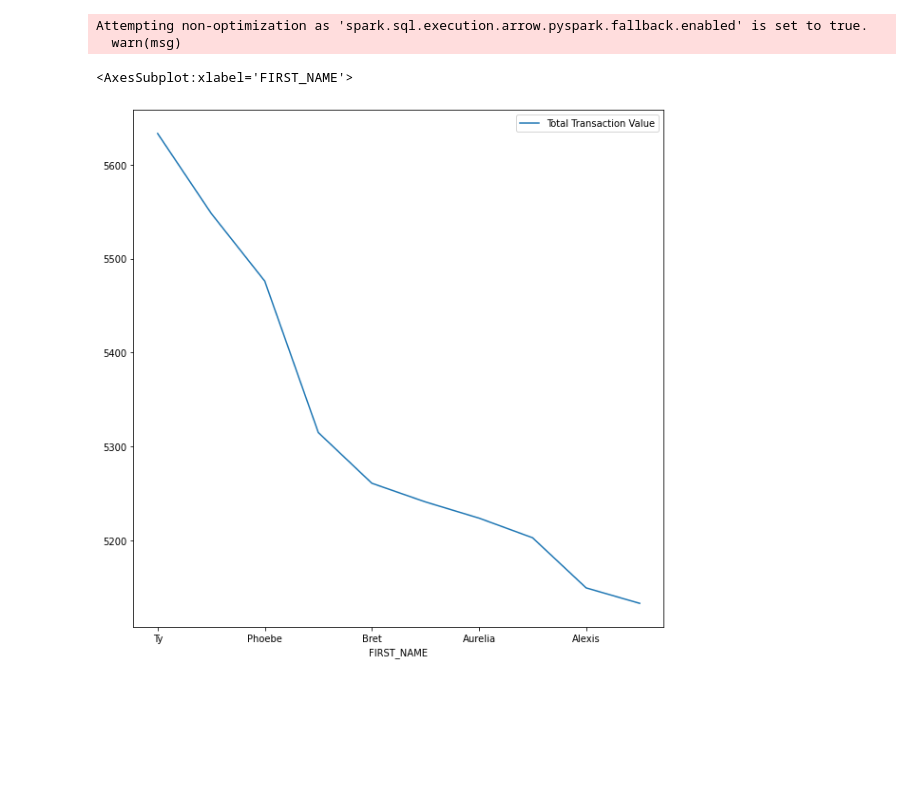
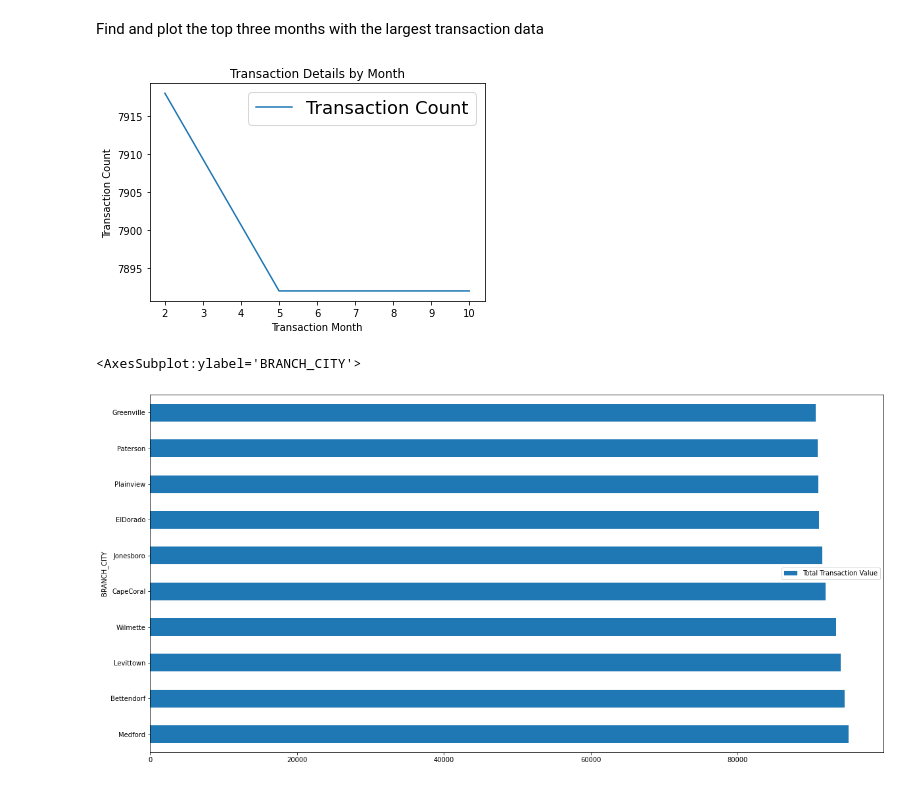
Before and after one commit to lekhuv/DataEngineering-Capstone-Project, a Jupyter notebook: DataVisualization.ipynb, the cells around one changed output. Cells and saved outputs as stored; diff of their text form; code cells hidden in the pictures; blank space fills up the shorter version.

```diff
--- a/DataVisualization.ipynb
+++ b/DataVisualization.ipynb
@@ -4,9 +4,10 @@ from pyspark.sql.functions import *
 from pyspark.sql import SparkSession
 from pyspark.conf import SparkConf
 from pyspark.context import SparkContext
+import matplotlib.pyplot as plt
 conf = SparkConf().setAppName("DataVisualization").setMaster("local")
-sc = SparkSession.builder.config("spark.driver.host", "localhost") \
-.config ("spark.sql.execution.arrow.enabled", "true").getOrCreate()
+sc = SparkSession.builder.config("spark.driver.host", "localhost").getOrCreate()
+#.config ("spark.sql.execution.arrow.enabled", "true").getOrCreate()
 #.config ("spark.sql.shuffle.partitions", "50") \
 #.config("spark.driver.maxResultSize","5g") \
 
@@ -80,12 +104,29 @@ Attempting non-optimization as 'spark.sql.execution.arrow.pyspark.fallback.enabl
+# %% [markdown]
+Find and plot the top three months with the largest transaction data
+# %%
+import pyspark.sql.functions as f
+df_credit_pd_2 = df_credit.groupBy(f.month('TIMEID').alias('TransactionMonth')) \
+        .agg(count('TRANSACTION_ID').alias('Transaction Count'), \
+            (sum('TRANSACTION_VALUE')).alias('Total Transaction Value') ) \
+        .orderBy('Transaction Count', ascending=False) \
+        .limit(3).toPandas()
+plt.plot(df_credit_pd_2['TransactionMonth'], df_credit_pd_2['Transaction Count'])
+plt.ylabel("Transaction Count")
+plt.xlabel("Transaction Month")
+plt.legend(['Transaction Count'], fontsize=18)
+plt.title("Transaction Details by Month")
+plt.show()
+#plt.plot(df_credit_pd_2['TransactionMonth'], df_credit_pd_2['Transaction Count'], ylabel = 'Transaction Count', rot=0, figsize=(10, 10) )
+# %% [output]
+[figure, added]
 # %%
-df_cust_credit_pd = df_credit.join(df_cust, df_credit.CUST_SSN == df_cust.SSN, 'inner'). \
-    groupBy('CUST_SSN', 'FIRST_NAME') \
-        .agg(sum('TRANSACTION_VALUE').alias('Total Transaction Value'))  \
-        .orderBy('Total Transaction Value', ascending=False).limit(10).toPandas()
+df_branch_credit_pd = df_credit.join(df_branch, df_credit.BRANCH_CODE == df_branch.BRANCH_CODE, 'inner') \
+        .groupBy('BRANCH_CITY') \
+        .agg(sum('TRANSACTION_VALUE').alias('Total Transaction Value')) \
+        .orderBy('Total Transaction Value', ascending=False).limit(10) \
+        .toPandas()
 
-df_cust_credit_pd.plot.line(x='FIRST_NAME', y='Total Transaction Value' , rot=0, figsize=(10, 10) )
+df_branch_credit_pd.plot.barh(x='BRANCH_CITY', y='Total Transaction Value' , rot=0, figsize=(20, 10) )
 # %% [output]
-Attempting non-optimization as 'spark.sql.execution.arrow.pyspark.fallback.enabled' is set to true.
-  warn(msg)
+<AxesSubplot:ylabel='BRANCH_CITY'>
-<AxesSubplot:xlabel='FIRST_NAME'>
-[figure, old version]
+[figure, new version]
```
Also changed, not shown: parts of 8 cells of this notebook, 2 other files.
